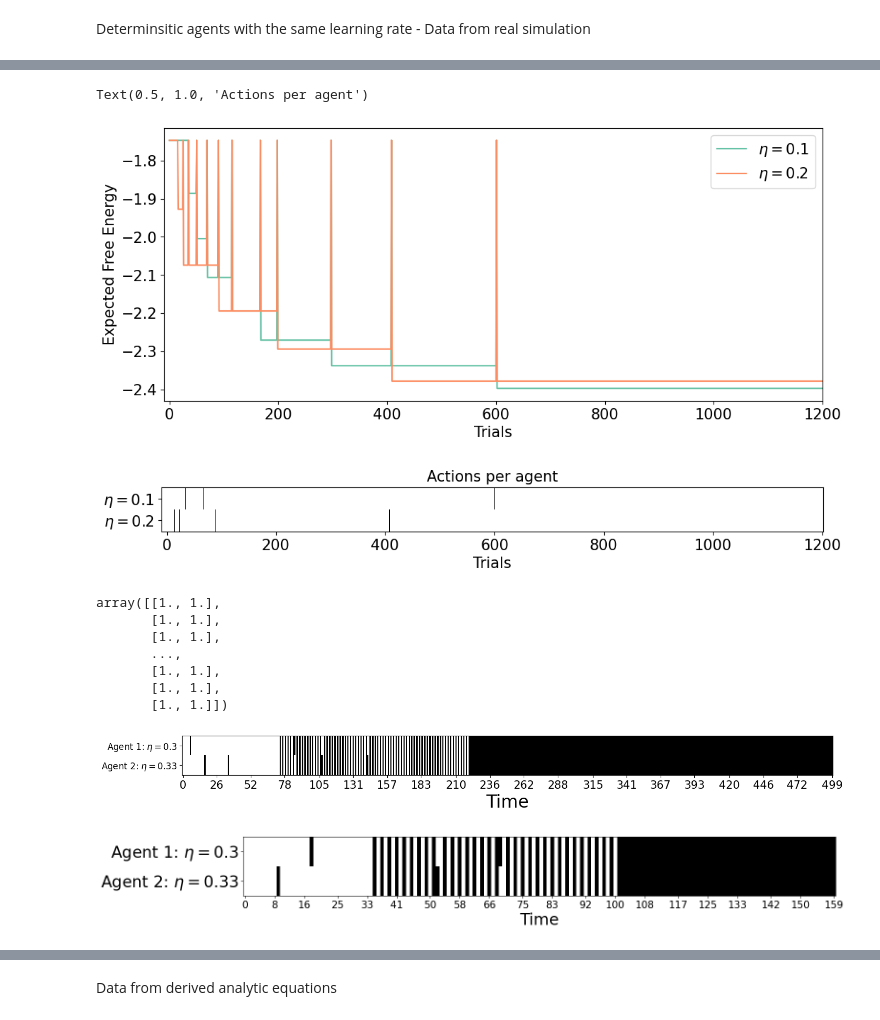
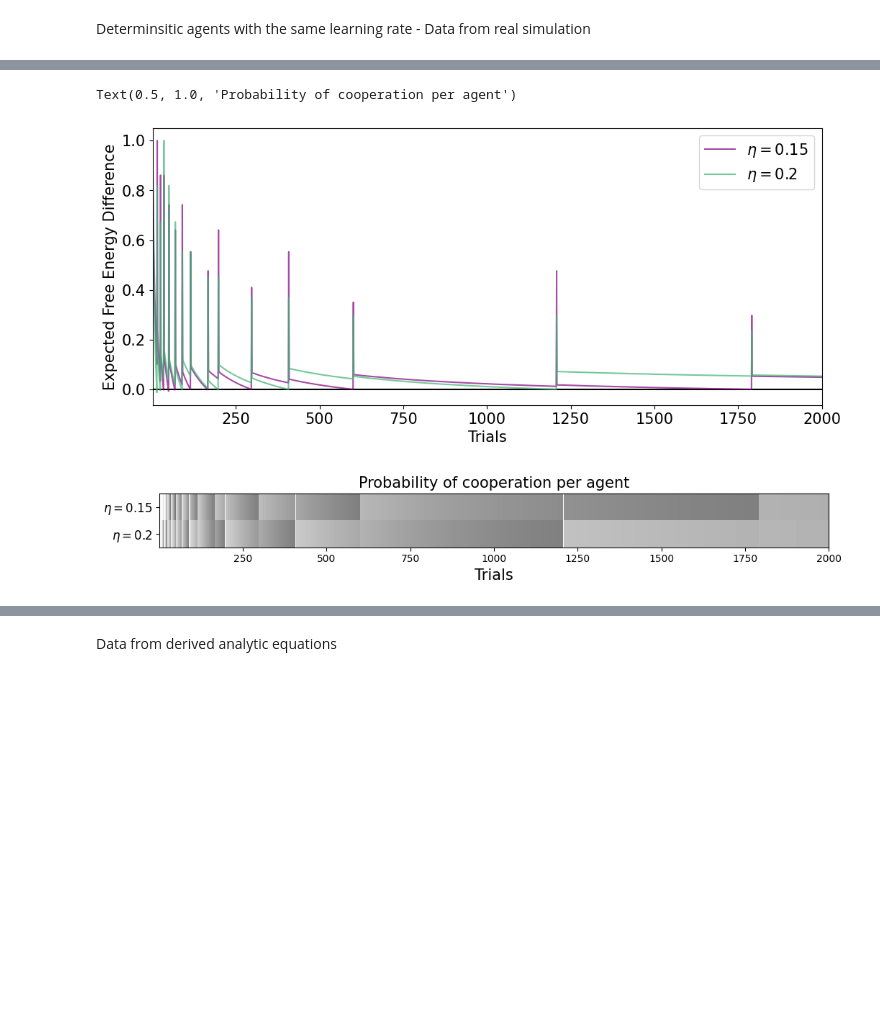
Before and after one commit to daphnedemekas/network-actinf, a Jupyter notebook: prisoners_dilemma/dual_agent_results/final_results.ipynb, the cells around one changed output, grey strips where cells are left out. Cells and saved outputs as stored; diff of their text form; code cells hidden in the pictures; blank space fills up the shorter version.

```diff
--- a/prisoners_dilemma/dual_agent_results/final_results.ipynb
+++ b/prisoners_dilemma/dual_agent_results/final_results.ipynb
@@ -218,74 +287,41 @@ Text(0.5, 1.0, 'Actions per agent')
 # %%
 agent_pavlov, agent_2, D = construct(lr_pB = 0.15, lr_pB_2=0.2, factors_to_learn="all")
 #training
 
-T = 1200
+T = 2000
 
 actions_over_time2, B1_over_time2, qpB_over_time2, q_pi_over_time2, q_s_over_time2, agent2, efe_over_time2 = run_sim_collect_all_data(agent_pavlov, agent_2, observation_1 = [1], observation_2 = [1],D=D,T=T)
 
 
+
 fig = plt.figure(figsize=(12,5))
+import matplotlib.gridspec as gridspec
 
 
-sns.lineplot([e[0] for e in efe_over_time2[:,:,0]], label = r"$\eta = 0.1$")
-sns.lineplot([e[0] for e in efe_over_time2[:,:,1]], label = r"$\eta = 0.2$")
+sns.lineplot([(-1*e[0]+e[1]) for e in efe_over_time2[:T,:,0]], label = r"$\eta = 0.15$", color = 'purple',alpha=0.7)
+sns.lineplot([(-1*e[0]+e[1]) for e in efe_over_time2[:T,:,1]], label = r"$\eta = 0.2$", color = 'mediumseagreen', alpha = 0.7)
 plt.legend(fontsize=15)
 plt.xticks(fontsize =15)
 plt.yticks(fontsize =15)
-plt.xlim(-10,T)
+plt.xlim(1,T)
+plt.hlines(0,0,T, color = 'black',zorder = 0)
 
-plt.ylabel('Expected Free Energy',fontsize=15)
+
+plt.ylabel('Expected Free Energy Difference',fontsize=15)
 plt.xlabel('Trials', fontsize = 15)
 
 
-fig2, ax2 = plt.subplots(figsize = (12,15))
+fig2, ax2 = plt.subplots(figsize = (12,50))
 ax2.grid(color='w', which = 'minor', linestyle='-', linewidth=2)
-im = ax2.imshow(actions_over_time2.T,cmap ='gray', aspect = 40, vmin=0, vmax =1, interpolation="None")
+im = ax2.imshow(q_pi_over_time2[:,1].T,cmap ='gray', aspect = 80, vmin=0, vmax =1, interpolation="None")
 ax2.set_xlabel("Trials",fontsize = 15)
-ax2.set_xticks(np.linspace(0,T-1,7).astype(int) ,fontsize = 5)
-ax2.set_xticklabels(np.linspace(-1,T-1,7).astype(int)+1,fontsize = 15)
-ax2.set_yticks([0, 1], labels=[r"$\eta = 0.1$", r"$\eta = 0.2$"],fontsize = 15)
-ax2.set_xlim(-10,T)
-plt.title("Actions per agent",fontsize = 15)
+#ax2.set_xticks(np.linspace(0,T-1,8).astype(int) ,fontsize = 5)
+#ax2.set_xticklabels(np.linspace(-1,T-1,8).astype(int)+1,fontsize = 15)
+ax2.set_yticks([0, 1], labels=[r"$\eta = 0.15$", r"$\eta = 0.2$"],fontsize = 12)
+ax2.set_xlim(1,T)
+
+plt.title("Probability of cooperation per agent",fontsize = 15)
 # %% [output]
-Text(0.5, 1.0, 'Actions per agent')
+Text(0.5, 1.0, 'Probability of cooperation per agent')
-[figure, old version]
+[figure, new version]
-[figure, old version]
+[figure, new version]
-# %%
-actions_over_time2
-# %% [output]
-array([[1., 1.],
-       [1., 1.],
-       [1., 1.],
-       ...,
-       [1., 1.],
-       [1., 1.],
-       [1., 1.]])
-# %%
-T = 500
-
-fig, ax = plt.subplots(figsize = (16,15))
-ax.grid(color='w', which = 'minor', linestyle='-', linewidth=2)
-ax.set_xlabel("Time")
-im = ax.imshow(actions_over_time2[:T].T,cmap ='gray', aspect = 15, vmin=0, vmax =1, interpolation="None")
-ax.set_xlabel("Time",fontsize = 24)
-ax.set_xticks(np.linspace(0,T-1,20).astype(int),fontsize = 5)
-ax.set_xticklabels(np.linspace(0,T-1,20).astype(int),fontsize = 15)
-ax.set_yticks([0, 1], labels=[r"Agent 1: $\eta = 0.3$", r"Agent 2: $\eta = 0.33$"],fontsize = 12)
-plt.show()
-# %% [output]
-[figure, removed]
-# %%
-T = 160
-
-fig, ax = plt.subplots(figsize = (16,15))
-ax.grid(color='w', which = 'minor', linestyle='-', linewidth=2)
-ax.set_xlabel("Time")
-im = ax.imshow(actions_over_time2[:160].T,cmap ='gray', aspect = 8, vmin=0, vmax =1, interpolation="None")
-ax.set_xlabel("Time",fontsize = 24)
-ax.set_xticks(np.linspace(0,T-1,20).astype(int),fontsize = 5)
-ax.set_xticklabels(np.linspace(0,T-1,20).astype(int),fontsize = 15)
-ax.set_yticks([0, 1], labels=[r"Agent 1: $\eta = 0.3$", r"Agent 2: $\eta = 0.33$"],fontsize = 24)
-plt.show()
-# %% [output]
-[figure, removed]
```
Also changed, not shown: parts of 91 cells of this notebook, 15 other files.
